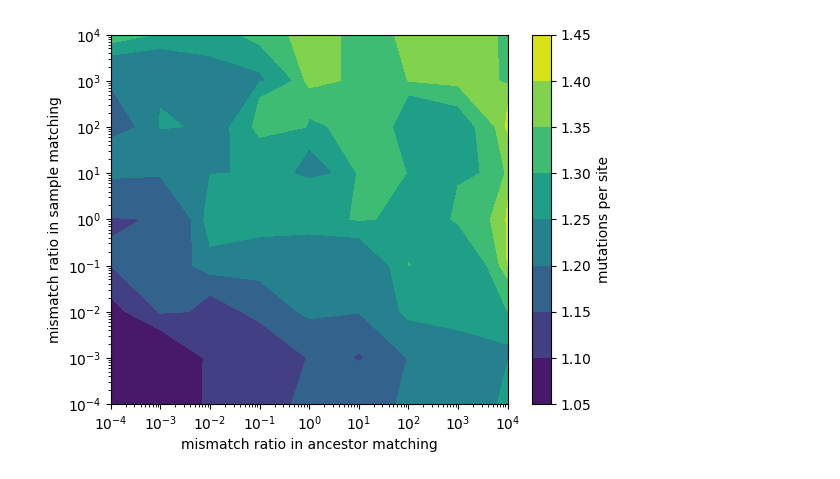
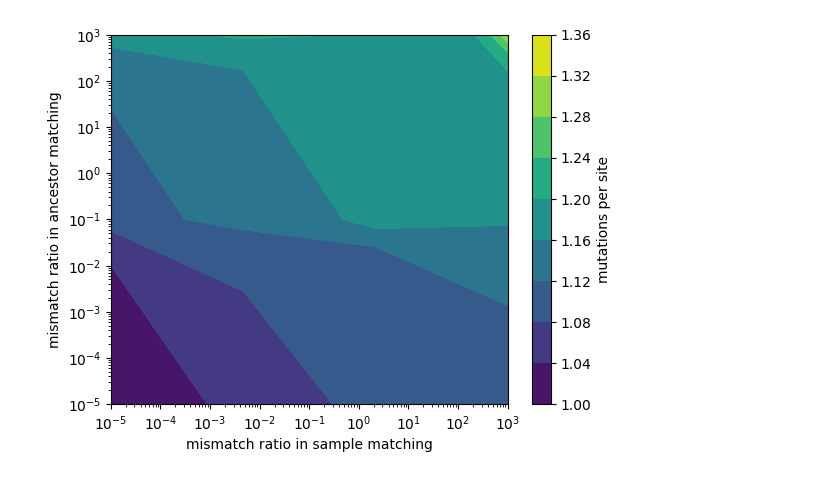
Before and after one commit to hyanwong/100kG-testing, a Jupyter notebook: notebooks/MismatchTesting.ipynb, the cells around one changed output. Saved outputs shown, nothing was run; the diff lists cells and outputs as text; code cells hidden in the pictures.

```diff
--- a/notebooks/MismatchTesting.ipynb
+++ b/notebooks/MismatchTesting.ipynb
@@ -79,2 +79,9 @@ with tqdm.tqdm(total=len(mismatch_params)*len(mismatch_params)*num_replicates) a
                 )
                 pbar.update()
+# %%
+df = pd.DataFrame(
+    results.values(),
+    index=pd.MultiIndex.from_tuples(results.keys())
+).reset_index()
+df.columns = Params._fields + Results._fields
+df
@@ -80,0 +106,5 @@ with tqdm.tqdm(total=len(mismatch_params)*len(mismatch_params)*num_replicates) a
+# %%
+means = df.groupby(list(Params._fields[:-1])).mean()
+means['freq_correct'] = means.n_correct / means.n_tested
+means['muts_per_site'] = means.n_muts / means.n_sites
+means
@@ -102,21 +140,14 @@ plt.show()
 # %%
 from matplotlib import pyplot as plt
 
-z = np.zeros((len(mismatch_params), len(mismatch_params)))
-mm2index = {v: i for i, v in enumerate(mismatch_params)}
-
-for param, res in results.items():
-    z[mm2index[param.mm_ancestors], mm2index[param.mm_samples]] += res[3]/res[2]
-
-z = z / num_replicates
-
-CS = plt.contourf(mismatch_params, mismatch_params, z)
+pivot = pd.pivot_table(means, values='muts_per_site', columns='mm_samples', index='mm_ancestors')
+CS = plt.contourf(pivot.columns.values, pivot.index.values, pivot.values)
 plt.xscale('log')
-plt.xlabel('mismatch ratio in ancestor matching')
+plt.xlabel('mismatch ratio in sample matching')
 plt.yscale('log')
-plt.ylabel('mismatch ratio in sample matching')
+plt.ylabel('mismatch ratio in ancestor matching')
 cbar = plt.colorbar(CS)
 cbar.ax.set_ylabel('mutations per site')
 plt.show()
 # %% [output]
-[figure, old version]
+[figure, new version]
```
Also changed, not shown: parts of 4 cells of this notebook.
